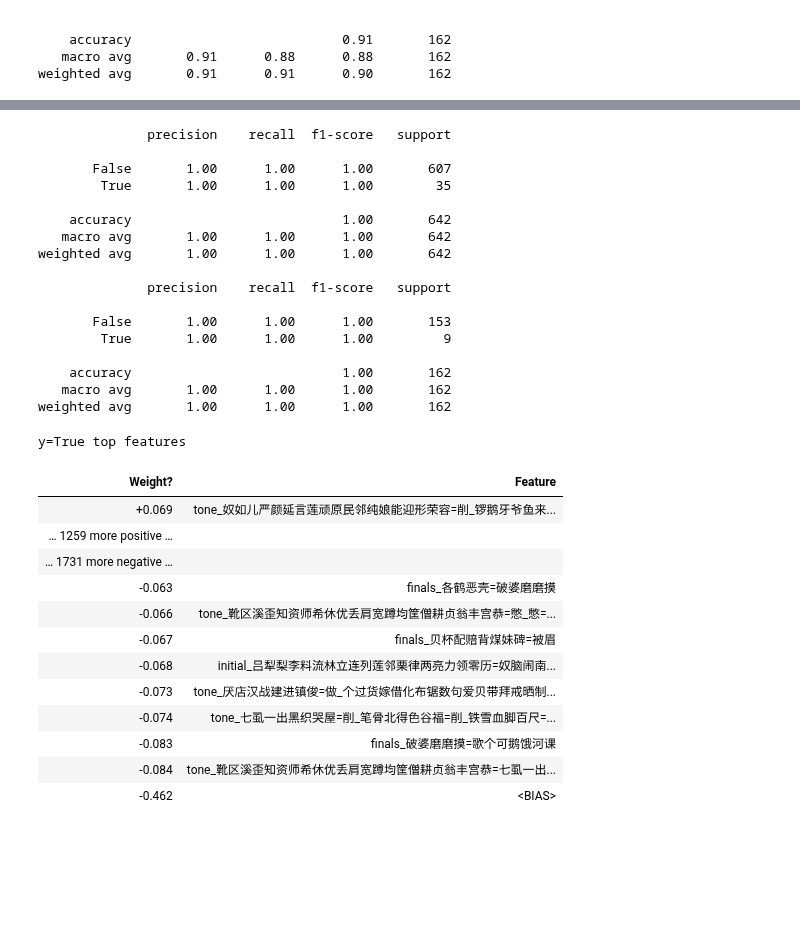
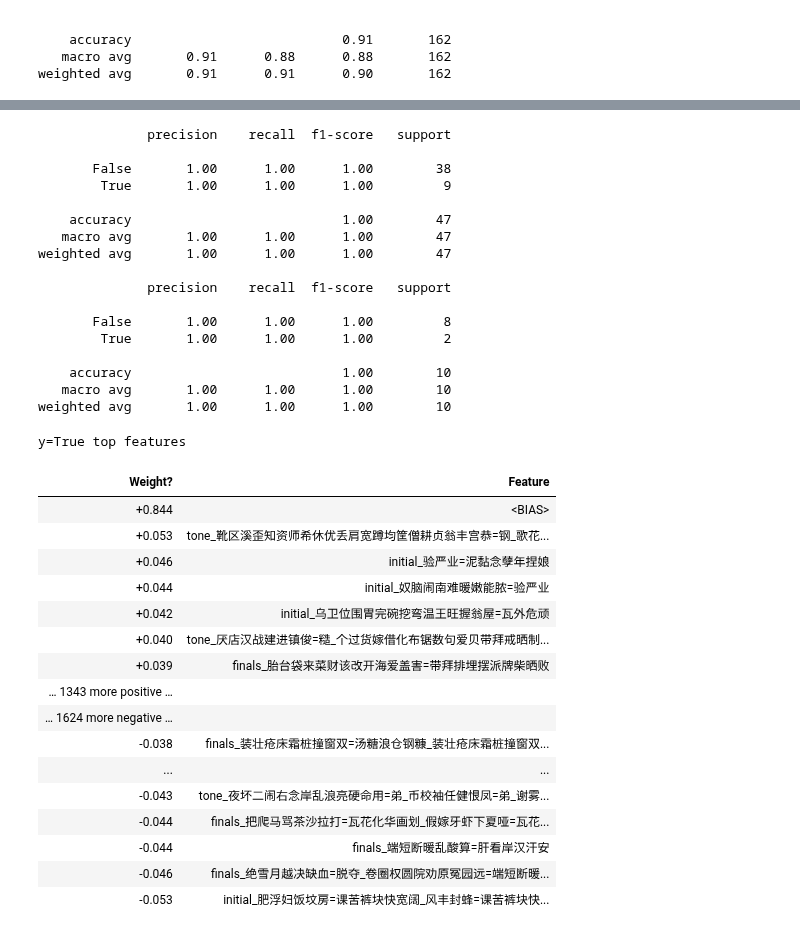
Before and after one commit to lernanto/sincomp, a Jupyter notebook: scripts/zhongguoyuyan/homophone.ipynb, the cells around one changed output, grey strips where cells are left out. Cells and saved outputs as stored; diff of their text form; code cells hidden in the pictures; blank space fills up the shorter version.

```diff
--- a/scripts/zhongguoyuyan/homophone.ipynb
+++ b/scripts/zhongguoyuyan/homophone.ipynb
@@ -17,7 +18,7 @@ np.random.seed(77213)
 # %%
 prefix = r'D:\git\zhongguoyuyan\csv\dialect'
 location = pd.read_csv(os.path.join(prefix, 'location.csv'), index_col=0)
-homophones = pd.read_csv('homophone2.csv', index_col='id', dtype={'id': str})
+homophones = pd.read_csv('homophone.csv', index_col='id', dtype={'id': str})
 # %%
 train_data, test_data = train_test_split(homophones, test_size=0.2)
 train_dialect = get_dialect(location.loc[train_data.index])
@@ -150,41 +331,46 @@ y=True top features
+# %%
+train_feature = train_data[np.isin(train_dialect, ['粤方言', '平话'])]
+test_feature = test_data[np.isin(test_dialect, ['粤方言', '平话'])]
+train_target = train_dialect[np.isin(train_dialect, ['粤方言', '平话'])] == '平话'
+test_target = test_dialect[np.isin(test_dialect, ['粤方言', '平话'])] == '平话'
 # %%
-train_feature = train_data[train_dialect != '']
-test_feature = test_data[test_dialect != '']
-train_target = train_dialect[train_dialect != ''] == '晋方言'
-test_target = test_dialect[test_dialect != ''] == '晋方言'
 svm = SVC(kernel='linear').fit(train_feature, train_target)
 print(classification_report(train_target, svm.predict(train_feature)))
 print(classification_report(test_target, svm.predict(test_feature)))
-eli5.explain_weights(svm, top=10, feature_names=train_data.columns.values)
+eli5.explain_weights(svm, top=20, feature_names=train_data.columns.values)
 # %% [output]
               precision    recall  f1-score   support
 
-       False       1.00      1.00      1.00       607
-        True       1.00      1.00      1.00        35
+       False       1.00      1.00      1.00        38
+        True       1.00      1.00      1.00         9
 
-    accuracy                           1.00       642
-   macro avg       1.00      1.00      1.00       642
-weighted avg       1.00      1.00      1.00       642
+    accuracy                           1.00        47
+   macro avg       1.00      1.00      1.00        47
+weighted avg       1.00      1.00      1.00        47
 
               precision    recall  f1-score   support
 
-       False       1.00      1.00      1.00       153
-        True       1.00      1.00      1.00         9
+       False       1.00      1.00      1.00         8
+        True       1.00      1.00      1.00         2
 
-    accuracy                           1.00       162
-   macro avg       1.00      1.00      1.00       162
-weighted avg       1.00      1.00      1.00       162
+    accuracy                           1.00        10
+   macro avg       1.00      1.00      1.00        10
+weighted avg       1.00      1.00      1.00        10
 y=True top features
 | Weight? | Feature |
-| +0.069 | tone_奴如儿严颜延言莲顽原民邻纯娘能迎形荣容=削_锣鹅牙爷鱼来... |
-| … 1259 more positive … |  |
-| … 1731 more negative … |  |
-| -0.063 | finals_各鹤恶壳=破婆磨磨摸 |
-| -0.066 | tone_靴区溪歪知资师希休优丢肩宽蹲均筐僧耕贞翁丰宫恭=憋_憋=... |
-| -0.067 | finals_贝杯配赔背煤妹碑=被眉 |
-| -0.068 | initial_吕犁梨李料流林立连列莲邻栗律两亮力领零历=奴脑闹南... |
-| -0.073 | tone_厌店汉战建进镇俊=做_个过货嫁借化布锯数句爱贝带拜戒晒制... |
-| -0.074 | tone_七虱一出黑织哭屋=削_笔骨北得色谷福=削_铁雪血脚百尺=... |
-| -0.083 | finals_破婆磨磨摸=歌个可鹅饿河课 |
-| -0.084 | tone_靴区溪歪知资师希休优丢肩宽蹲均筐僧耕贞翁丰宫恭=七虱一出... |
-| -0.462 | <BIAS> |
+| +0.844 | <BIAS> |
+| +0.053 | tone_靴区溪歪知资师希休优丢肩宽蹲均筐僧耕贞翁丰宫恭=钢_歌花... |
+| +0.046 | initial_验严业=泥黏念孽年捏娘 |
+| +0.044 | initial_奴脑闹南难暖嫩能脓=验严业 |
+| +0.042 | initial_乌卫位围胃完碗挖弯温王旺握翁屋=瓦外危顽 |
+| +0.040 | tone_厌店汉战建进镇俊=糙_个过货嫁借化布锯数句爱贝带拜戒晒制... |
+| +0.039 | finals_胎台袋来菜财该改开海爱盖害=带拜排埋摆派牌柴晒败 |
+| … 1343 more positive … |  |
+| … 1624 more negative … |  |
+| -0.038 | finals_装壮疮床霜桩撞窗双=汤糖浪仓钢糠_装壮疮床霜桩撞窗双... |
+| ... | ... |
+| -0.043 | tone_夜坏二闹右念岸乱浪亮硬命用=弟_币校袖任健恨凤=弟_谢雾... |
+| -0.044 | finals_把爬马骂茶沙拉打=瓦花化华画划_假嫁牙虾下夏哑=瓦花... |
+| -0.044 | finals_端短断暖乱酸算=肝看岸汉汗安 |
+| -0.046 | finals_绝雪月越决缺血=脱夺_卷圈权圆院劝原冤园远=端短断暖... |
+| -0.053 | initial_肥浮妇饭坟房=课苦裤块快宽阔_风丰封蜂=课苦裤块快... |
```
Also changed, not shown: parts of 13 cells of this notebook.
